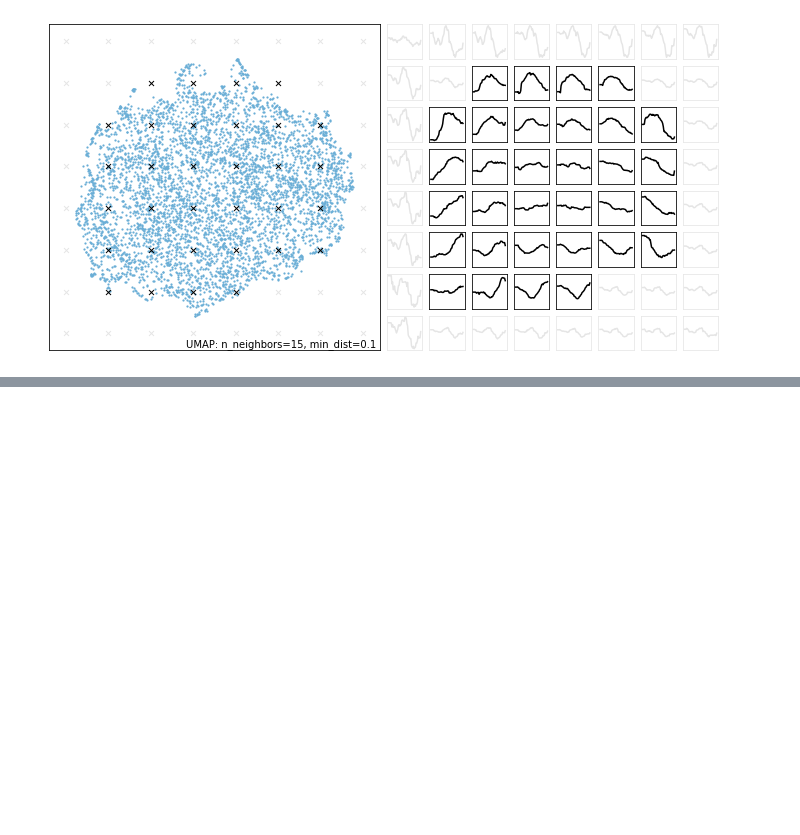
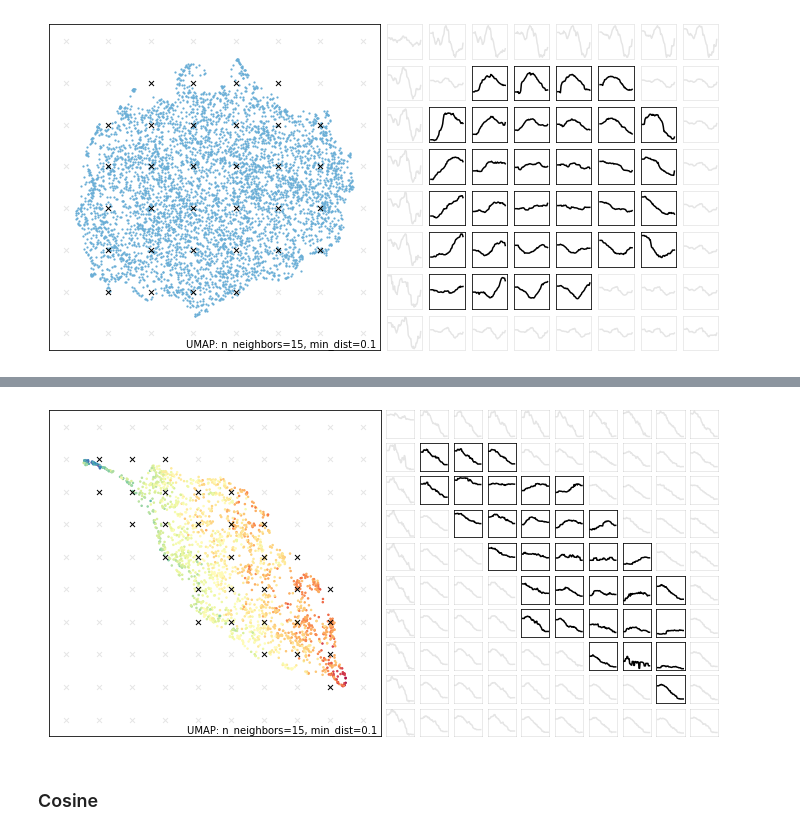
Before and after one commit to bacor/shapes-of-music, a Jupyter notebook: clean_notebooks/UMAP plots.ipynb, the cells around one changed output, grey strips where cells are left out. Drawn from its saved outputs; the diff is of its cells as text; code cells hidden in the pictures; blank space fills up the shorter version.

```diff
--- a/clean_notebooks/UMAP plots.ipynb
+++ b/clean_notebooks/UMAP plots.ipynb
@@ -150,0 +155,20 @@ show_side_plot(markov_mapper, gridpoints, inside, mean_inv_contours)
+# %%
+pitch_contours = combined.representation('pitch', limit=2000)
+pitch_mapper = umap.UMAP(random_state=0).fit(pitch_contours)
+
+gridpoints, inside = grid_around_points(pitch_mapper.embedding_, subdiv=10, margin=0.1)
+mean_inv_contours = average_inv_contours(pitch_mapper.inverse_transform, gridpoints, num_samples=2)
+# %%
+
+fig = plt.figure(figsize=(12, 6))
+show_side_plot(pitch_mapper, gridpoints, inside, mean_inv_contours,
+    umap_plot_kws=dict(
+        labels=combined.subset_column('0', limit=2000),
+        cmap='magma',
+        show_legend=False
+    )
+)
+# %% [output]
+[figure, added]
+# %% [markdown]
+### Cosine
```
Also changed, not shown: parts of 18 cells of this notebook.
